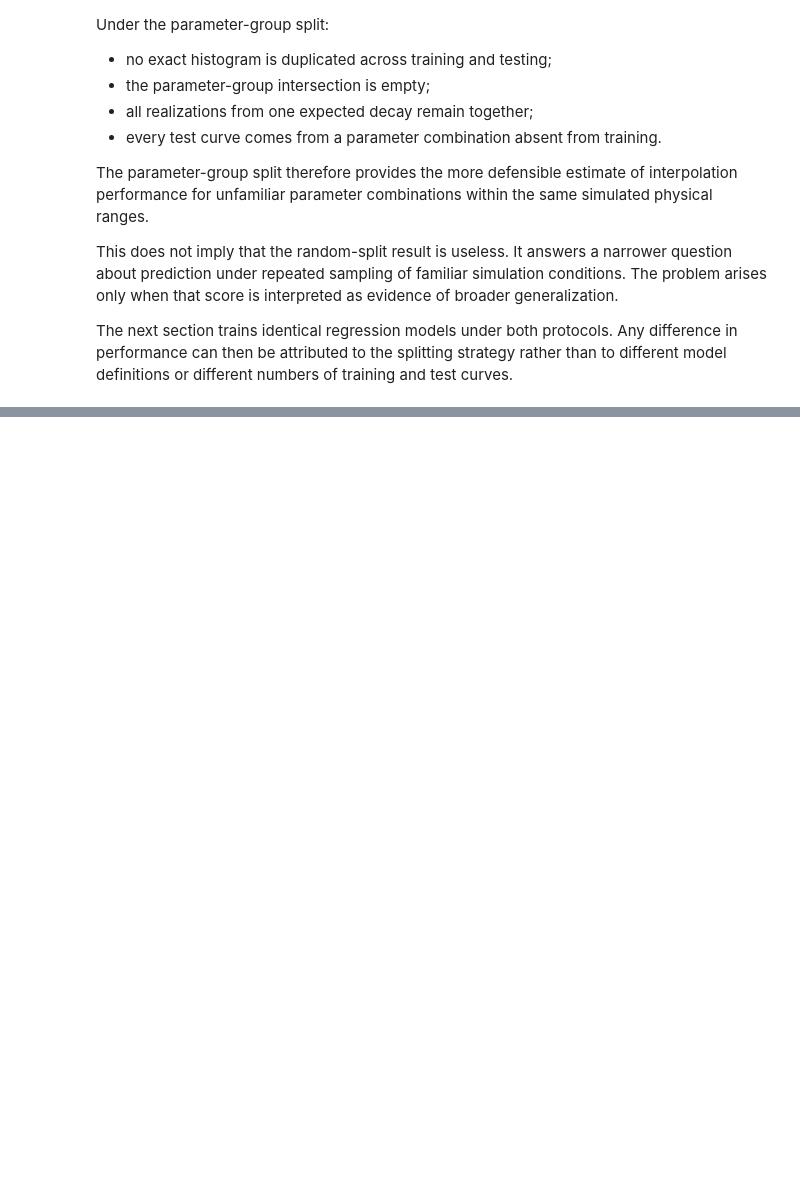
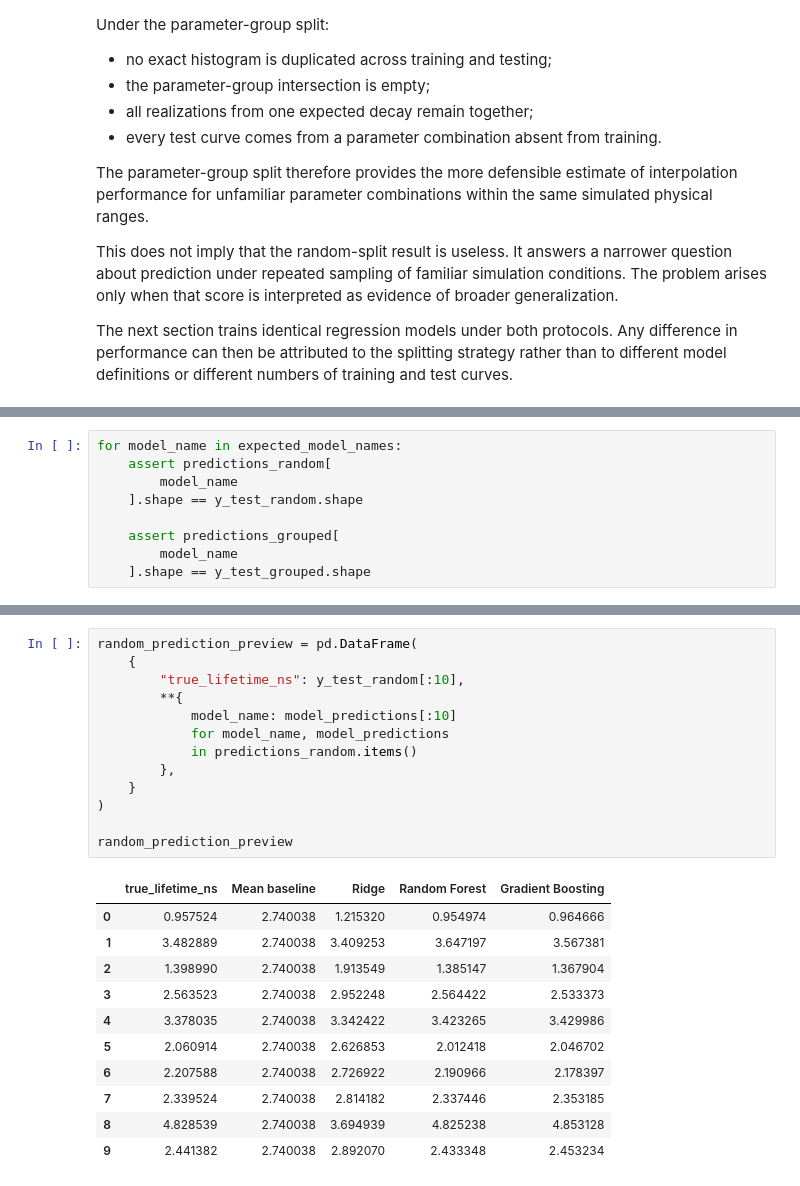
Before and after one commit to moryev/tcspc-lifetime-toolkit, a Jupyter notebook: notebooks/05_data_leakage_and_grouped_evaluation.ipynb, the cells around one changed output, grey strips where cells are left out. Cells and saved outputs as stored; diff of their text form; blank space fills up the shorter version.

```diff
--- a/notebooks/05_data_leakage_and_grouped_evaluation.ipynb
+++ b/notebooks/05_data_leakage_and_grouped_evaluation.ipynb
@@ -2181,0 +2443,9 @@ The next section trains identical regression models under both protocols. Any di
+# %%
+for model_name in expected_model_names:
+    assert predictions_random[
+        model_name
+    ].shape == y_test_random.shape
+
+    assert predictions_grouped[
+        model_name
+    ].shape == y_test_grouped.shape
@@ -2181,0 +2599,25 @@ The next section trains identical regression models under both protocols. Any di
+# %%
+random_prediction_preview = pd.DataFrame(
+    {
+        "true_lifetime_ns": y_test_random[:10],
+        **{
+            model_name: model_predictions[:10]
+            for model_name, model_predictions
+            in predictions_random.items()
+        },
+    }
+)
+
+random_prediction_preview
+# %% [output]
+|  | true_lifetime_ns | Mean baseline | Ridge | Random Forest | Gradient Boosting |
+| 0 | 0.957524 | 2.740038 | 1.215320 | 0.954974 | 0.964666 |
+| 1 | 3.482889 | 2.740038 | 3.409253 | 3.647197 | 3.567381 |
+| 2 | 1.398990 | 2.740038 | 1.913549 | 1.385147 | 1.367904 |
+| 3 | 2.563523 | 2.740038 | 2.952248 | 2.564422 | 2.533373 |
+| 4 | 3.378035 | 2.740038 | 3.342422 | 3.423265 | 3.429986 |
+| 5 | 2.060914 | 2.740038 | 2.626853 | 2.012418 | 2.046702 |
+| 6 | 2.207588 | 2.740038 | 2.726922 | 2.190966 | 2.178397 |
+| 7 | 2.339524 | 2.740038 | 2.814182 | 2.337446 | 2.353185 |
+| 8 | 4.828539 | 2.740038 | 3.694939 | 4.825238 | 4.853128 |
+| 9 | 2.441382 | 2.740038 | 2.892070 | 2.433348 | 2.453234 |
```
Also changed, not shown: parts of 28 cells of this notebook.
